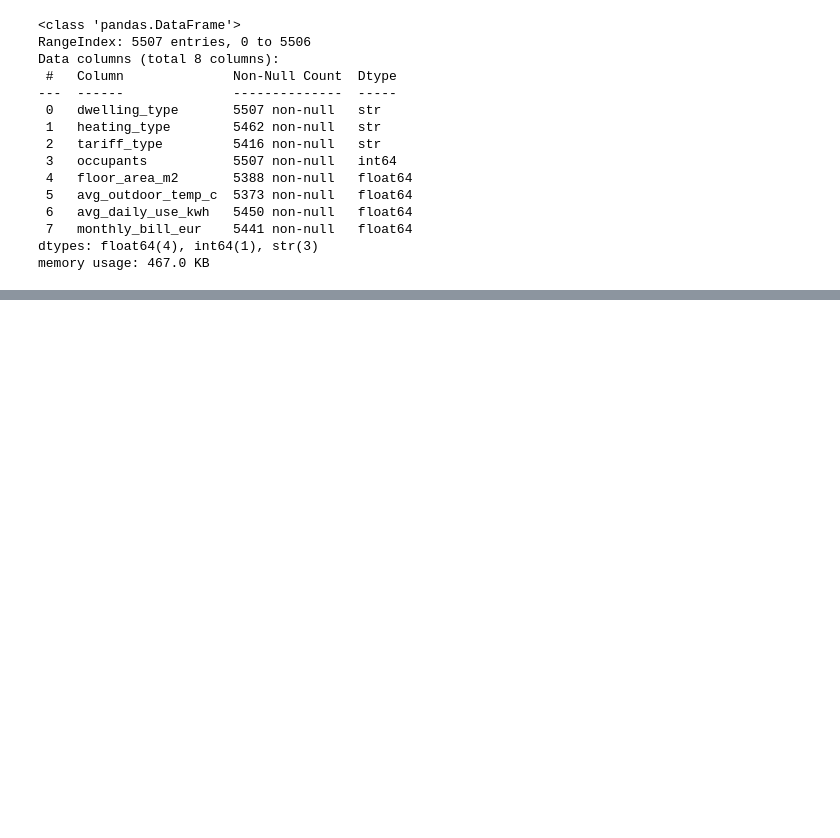
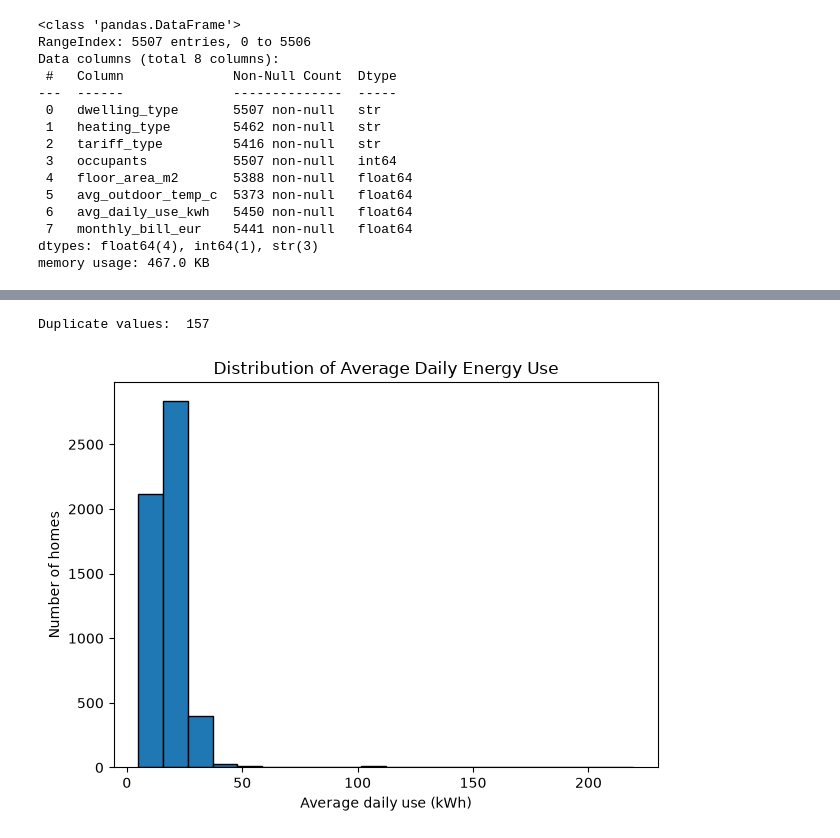
Before and after one commit to sba26038-dev/cct-data-exploration-ca1, a Jupyter notebook: CA1_Smart_Home_Energy_EDA.ipynb, the cells around one changed output, grey strips where cells are left out. Cells and saved outputs as stored; diff of their text form; code cells hidden in the pictures; blank space fills up the shorter version.

```diff
--- a/CA1_Smart_Home_Energy_EDA.ipynb
+++ b/CA1_Smart_Home_Energy_EDA.ipynb
@@ -146,0 +165,16 @@ print(smart_df.shape[1])
+# %%
+# Checking the duplicate values
+
+print("Duplicate values: ", smart_df.duplicated().sum())
+# %% [output]
+Duplicate values:  157
+# %%
+# Distribution of daily energy consumption
+plt.hist(smart_df["avg_daily_use_kwh"], bins=20, edgecolor="black")
+plt.title("Distribution of Average Daily Energy Use")
+plt.xlabel("Average daily use (kWh)")
+plt.ylabel("Number of homes")
+plt.tight_layout()
+plt.show()
+# %% [output]
+[figure, added]
```
Also changed, not shown: parts of 24 cells of this notebook.
